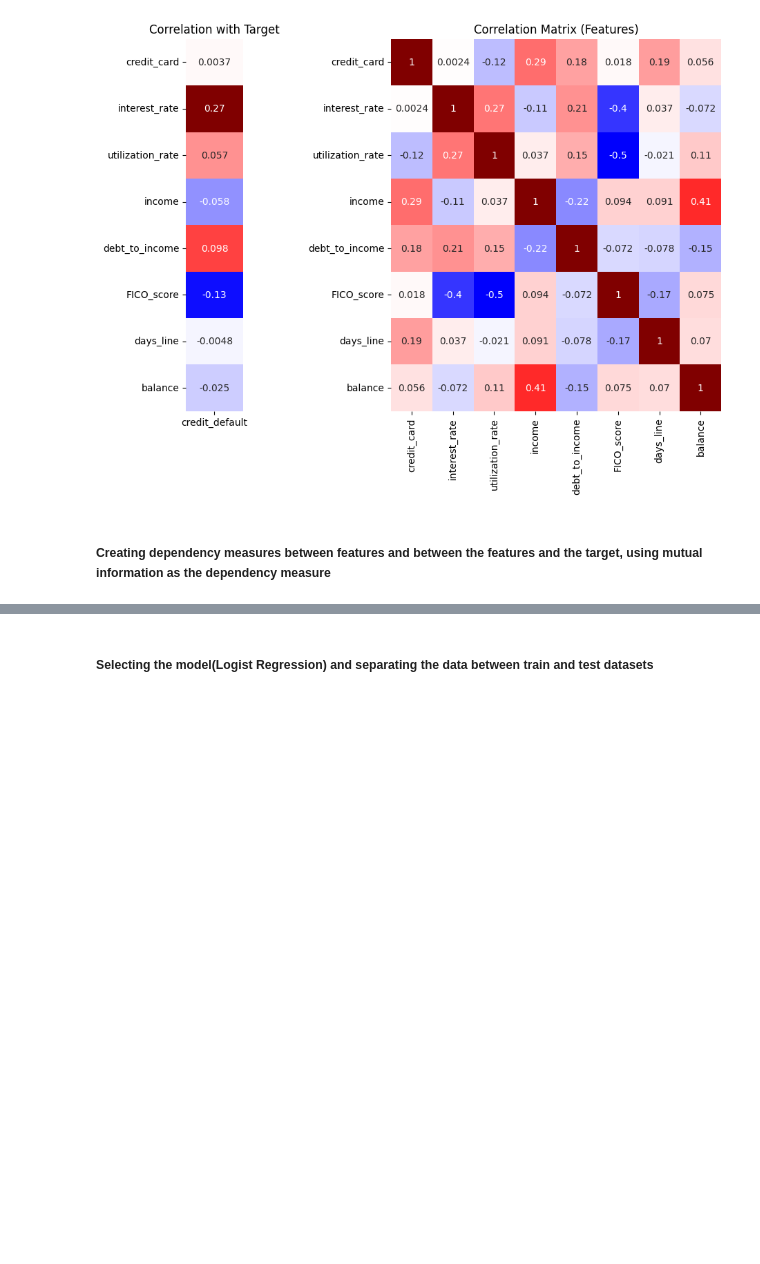
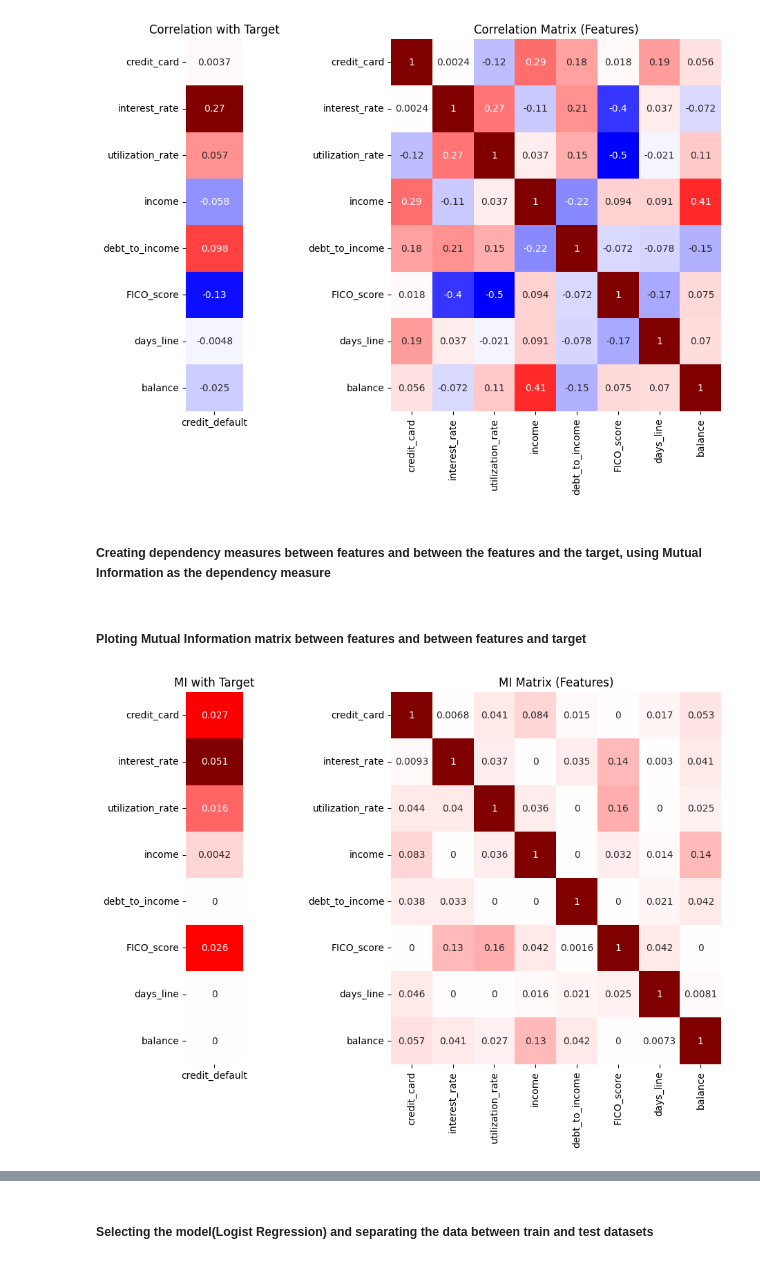
Before and after one commit to annafcosta/Quantum-Computer-Feature-Selection, a Jupyter notebook: src/figure_2.ipynb, the cells around one changed output, grey strips where cells are left out. Drawn from its saved outputs; the diff is of its cells as text; code cells hidden in the pictures; blank space fills up the shorter version.

```diff
--- a/src/figure_2.ipynb
+++ b/src/figure_2.ipynb
@@ -92,4 +92,4 @@ plt.show()
 # %% [output]
 [figure]
 # %% [markdown]
-##### Creating dependency measures between features and between the features and the target, using mutual information as the dependency measure
+##### Creating dependency measures between features and between the features and the target, using Mutual Information as the dependency measure
@@ -99,0 +96,35 @@ mi_series.sort_values(ascending=False, inplace=True)
+# %%
+def calculate_mi_matrix(X):
+    n_features = X.shape[1]
+    mi_matrix = pd.DataFrame(np.zeros((n_features, n_features)), index=X.columns, columns=X.columns)
+    for i in range(n_features):
+        for j in range(n_features):
+            if i == j:
+                mi_matrix.iloc[i, j] = 1
+            else:
+                mi_matrix.iloc[i, j] = mutual_info_regression(X.iloc[:, i].values.reshape(-1, 1), X.iloc[:, j])
+    return mi_matrix
+
+mi_matrix = calculate_mi_matrix(X)
+
+mi_scores = mutual_info_classif(X, y, discrete_features=False)
+target_mi = pd.Series(mi_scores, index=X.columns)
+target_mi = target_mi.to_frame().rename(columns={0: 'credit_default'})
+# %% [markdown]
+##### Ploting Mutual Information matrix between features and between features and target
+# %%
+plt.figure(figsize=(10, 7))
+
+ax1 = plt.subplot(1, 8, (4, 8))
+sns.heatmap(mi_matrix, annot=True, cmap='seismic', cbar=False, ax=ax1, center=0)
+ax1.set_title('MI Matrix (Features)', fontsize=12)
+
+ax2 = plt.subplot(1, 8, 1)
+sns.heatmap(target_mi, annot=True, cmap='seismic', cbar=False, ax=ax2, center=0)
+ax2.set_title('MI with Target', fontsize=12)
+
+plt.tight_layout()
+
+plt.show()
+# %% [output]
+[figure, added]
```
Also changed, not shown: parts of 10 cells of this notebook.
